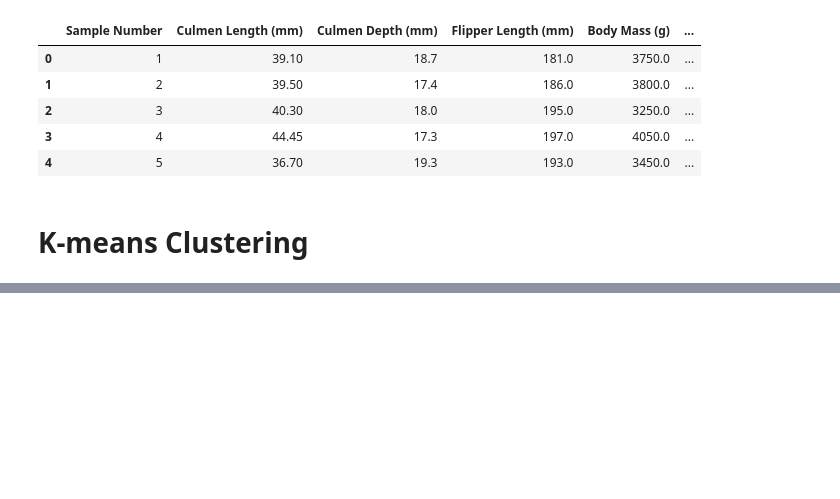
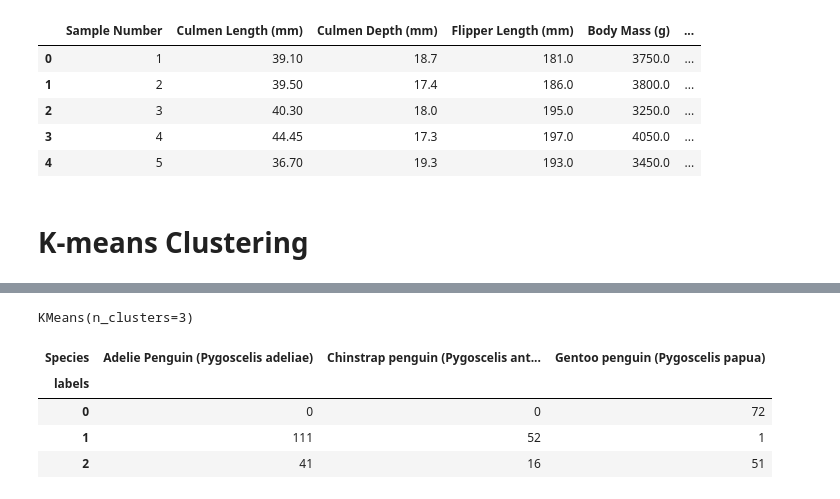
Before and after one commit to benisrael29/DATA2001, a Jupyter notebook: main/assingments/A1/A1.ipynb, the cells around one changed output, grey strips where cells are left out. Saved outputs shown, nothing was run; the diff lists cells and outputs as text; code cells hidden in the pictures; blank space fills up the shorter version.

Commit message:
k means clustering

```diff
--- a/main/assingments/A1/A1.ipynb
+++ b/main/assingments/A1/A1.ipynb
@@ -496,0 +527,5 @@ nan
+# %%
+y = df['Species']
+x=df.loc[:, df.columns != 'Species']
+x = pd.get_dummies(x)
+x.head()
@@ -496,0 +540,19 @@ nan
+# %%
+from sklearn.cluster import KMeans
+
+model = KMeans(n_clusters=3)
+model.fit(x)
+# %% [output]
+KMeans(n_clusters=3)
+# %%
+labels=model.predict(x)
+# %%
+matrix = pd.DataFrame({'labels': labels, 'Species': y})
+ct = pd.crosstab(matrix['labels'], matrix['Species'])
+ct
+# %% [output]
+| Species | Adelie Penguin (Pygoscelis adeliae) | Chinstrap penguin (Pygoscelis ant... | Gentoo penguin (Pygoscelis papua) |
+| labels |  |  |  |
+| 0 | 0 | 0 | 72 |
+| 1 | 111 | 52 | 1 |
+| 2 | 41 | 16 | 51 |
```
Also changed, not shown: parts of 12 cells of this notebook.
